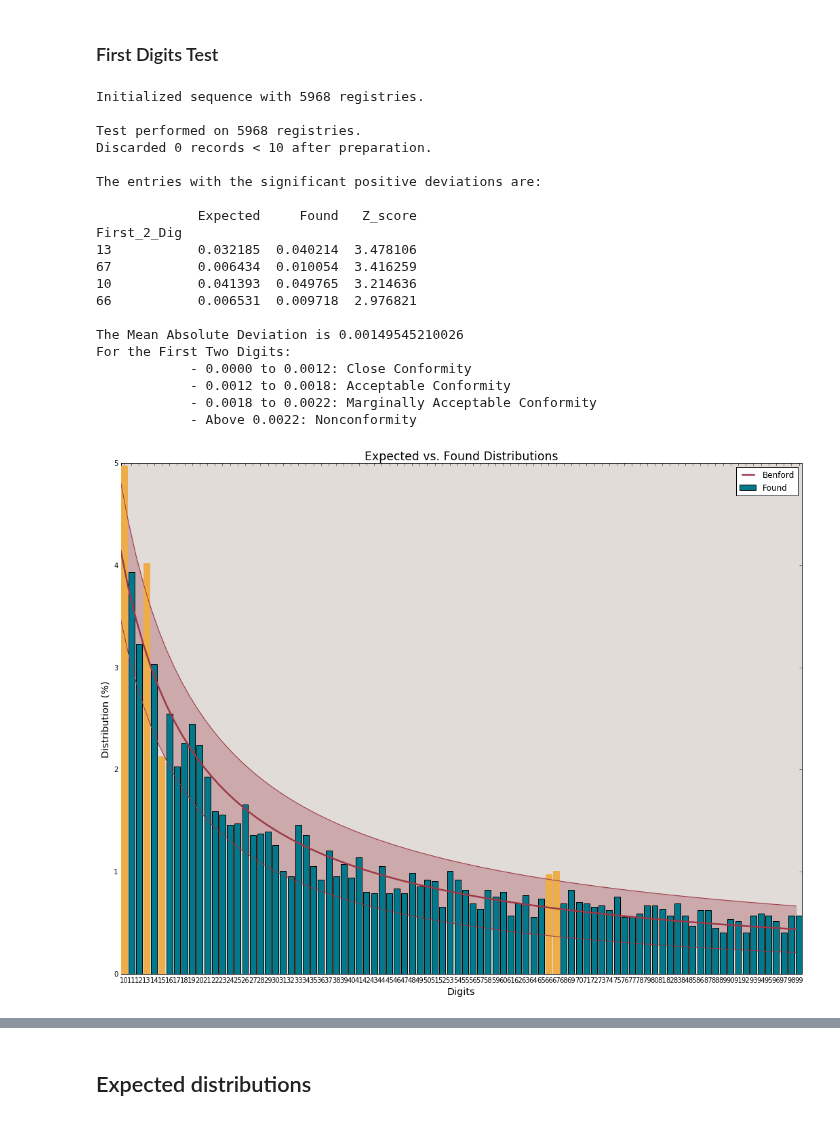
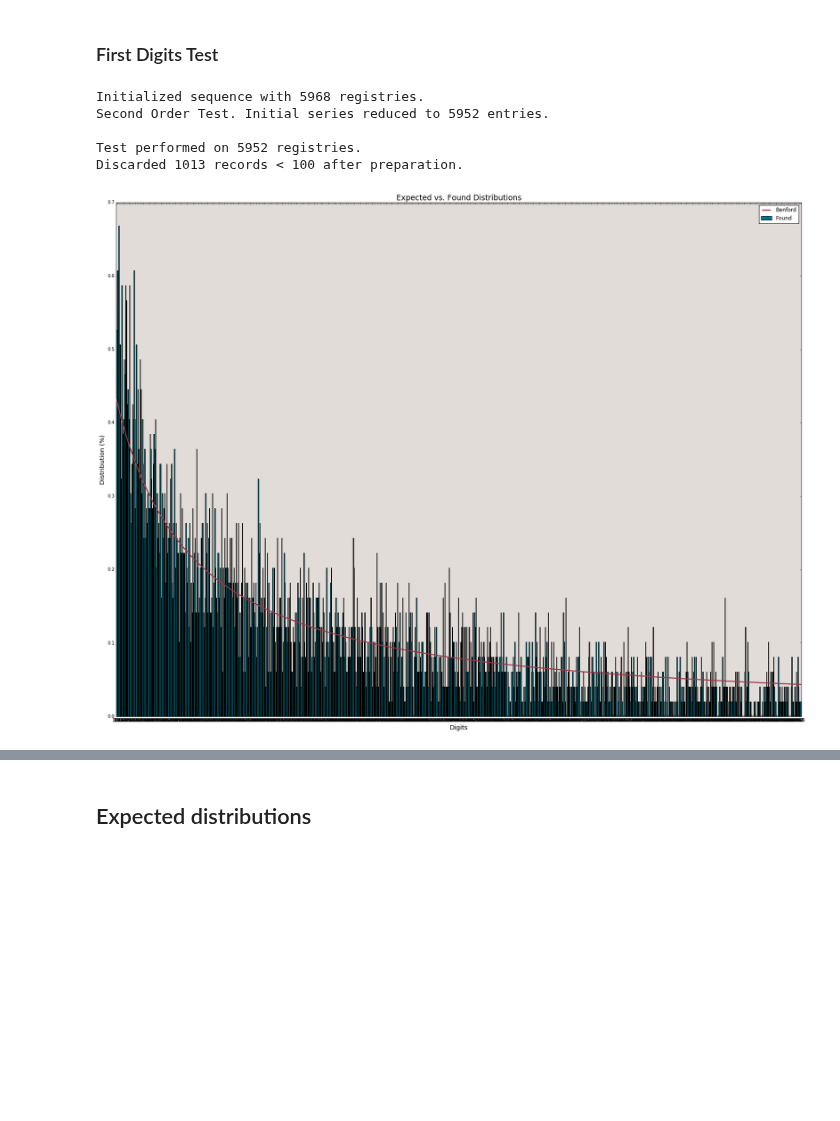
Before and after one commit to milcent/benford_py, a Jupyter notebook: Demo.ipynb, the cells around one changed output, grey strips where cells are left out. Cells and saved outputs as stored; diff of their text form; code cells hidden in the pictures; blank space fills up the shorter version.

```diff
--- a/Demo.ipynb
+++ b/Demo.ipynb
@@ -48,26 +48,11 @@ sp.tail()
 # %% [markdown]
 ### First Digits Test
 # %%
-f1d = bf.first_digits(sp.p_r, digs=2, dec=8, conf_level=99, inform=True)
+sd = bf.second_order(sp.p_r, 3, dec=8, inform=True, conf_level=None, MAD=False, high_Z='all')
 # %% [output]
 Initialized sequence with 5968 registries.
+Second Order Test. Initial series reduced to 5952 entries.
 
-Test performed on 5968 registries.
-Discarded 0 records < 10 after preparation.
-
-The entries with the significant positive deviations are:
-
-             Expected     Found   Z_score
-First_2_Dig
-13           0.032185  0.040214  3.478106
-67           0.006434  0.010054  3.416259
-10           0.041393  0.049765  3.214636
-66           0.006531  0.009718  2.976821
-
-The Mean Absolute Deviation is 0.00149545210026
-For the First Two Digits:
-            - 0.0000 to 0.0012: Close Conformity
-            - 0.0012 to 0.0018: Acceptable Conformity
-            - 0.0018 to 0.0022: Marginally Acceptable Conformity
-            - Above 0.0022: Nonconformity
+Test performed on 5952 registries.
+Discarded 1013 records < 100 after preparation.
-[figure, old version]
+[figure, new version]
```
Also changed, not shown: parts of 4 cells of this notebook, 1 other file.
